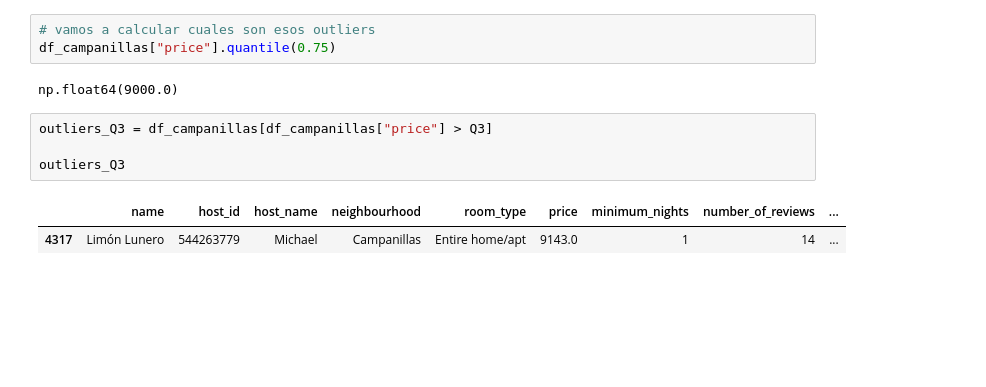
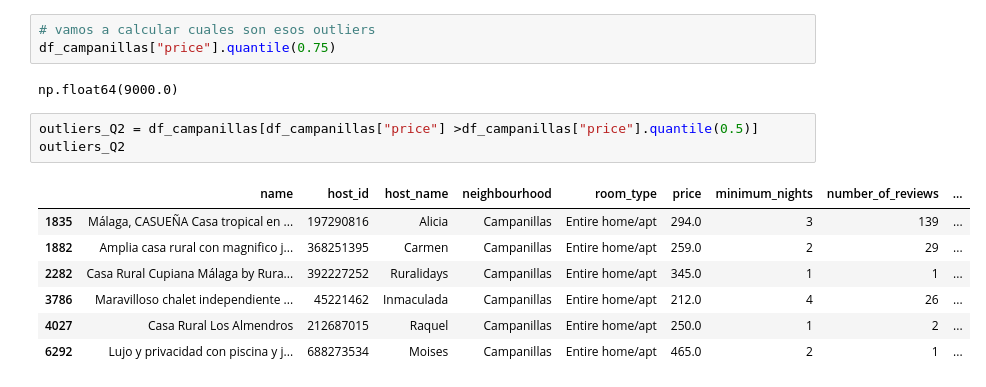
Before and after one commit to MHHsim/Proyect-Break-I, a Jupyter notebook: Pendiente/Hipotesis_1.ipynb, the cells around one changed output. Cells and saved outputs as stored; diff of their text form; blank space fills up the shorter version.

```diff
--- a/Pendiente/Hipotesis_1.ipynb
+++ b/Pendiente/Hipotesis_1.ipynb
@@ -101,9 +126,13 @@ df_campanillas["price"].quantile(0.75)
 # %% [output]
 np.float64(9000.0)
 # %%
-outliers_Q3 = df_campanillas[df_campanillas["price"] > Q3]
-
-outliers_Q3
+outliers_Q2 = df_campanillas[df_campanillas["price"] >df_campanillas["price"].quantile(0.5)]
+outliers_Q2
 # %% [output]
 |  | name | host_id | host_name | neighbourhood | room_type | price | minimum_nights | number_of_reviews | ... |
-| 4317 | Limón Lunero | 544263779 | Michael | Campanillas | Entire home/apt | 9143.0 | 1 | 14 | ... |
+| 1835 | Málaga, CASUEÑA Casa tropical en ... | 197290816 | Alicia | Campanillas | Entire home/apt | 294.0 | 3 | 139 | ... |
+| 1882 | Amplia casa rural con magnifico j... | 368251395 | Carmen | Campanillas | Entire home/apt | 259.0 | 2 | 29 | ... |
+| 2282 | Casa Rural Cupiana Málaga by Rura... | 392227252 | Ruralidays | Campanillas | Entire home/apt | 345.0 | 1 | 1 | ... |
+| 3786 | Maravilloso chalet independiente ... | 45221462 | Inmaculada | Campanillas | Entire home/apt | 212.0 | 4 | 26 | ... |
+| 4027 | Casa Rural Los Almendros | 212687015 | Raquel | Campanillas | Entire home/apt | 250.0 | 1 | 2 | ... |
+| 6292 | Lujo y privacidad con piscina y j... | 688273534 | Moises | Campanillas | Entire home/apt | 465.0 | 2 | 1 | ... |
```
Also changed, not shown: parts of 53 cells of this notebook, 1 other file.
